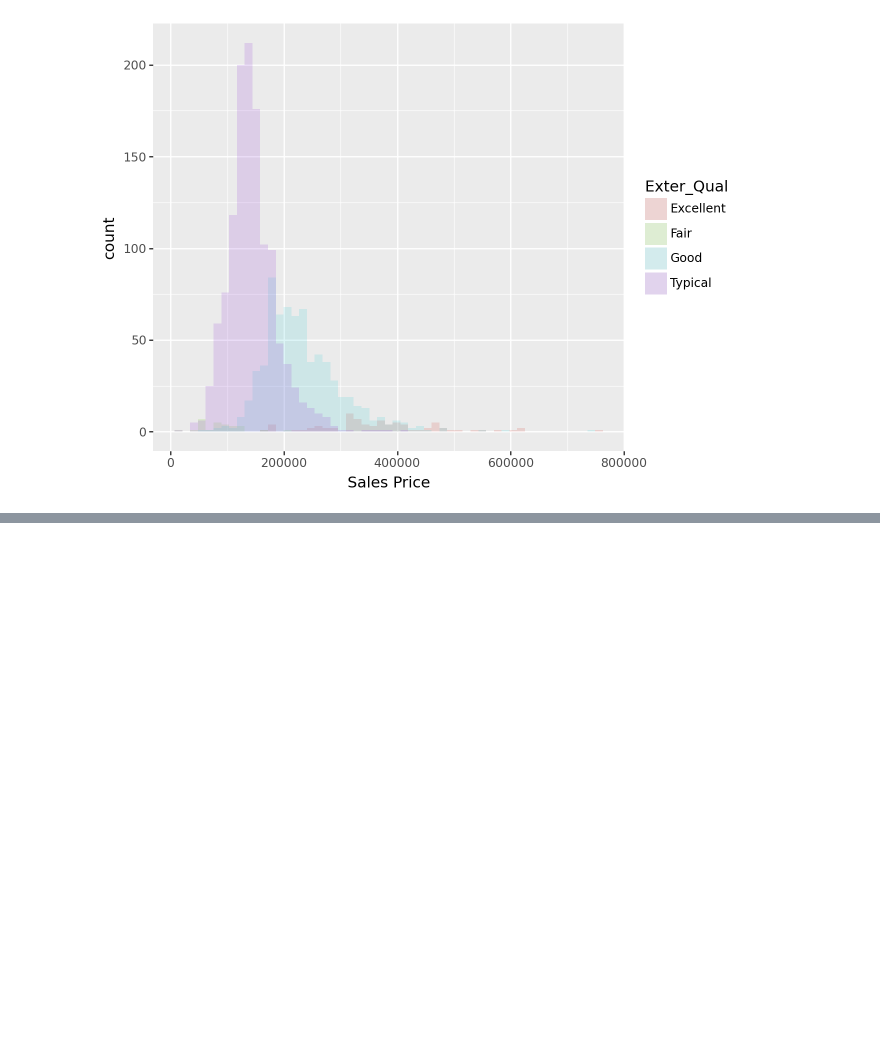
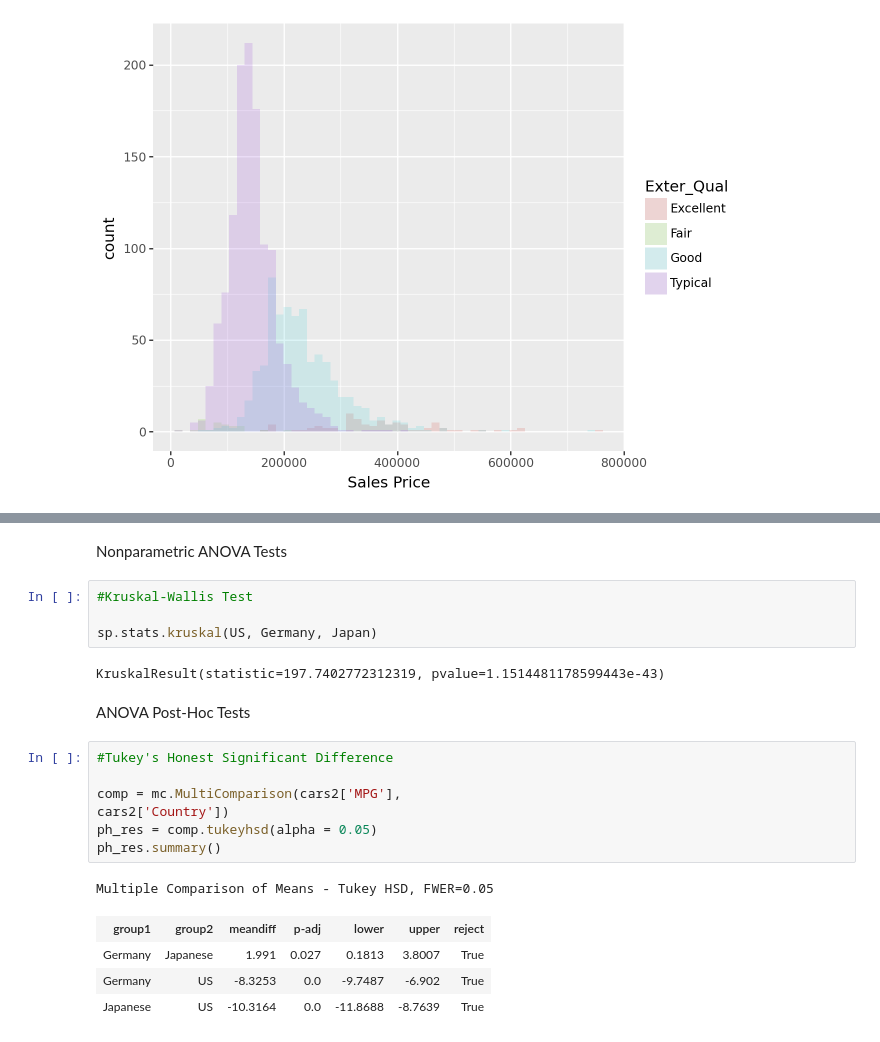
Before and after one commit to irvin-carreon/IAA, a Jupyter notebook: Statistics (Summer)/Coding Notes/Introduction to ANOVA and Regression.ipynb, the cells around one changed output, grey strips where cells are left out. Cells and saved outputs as stored; diff of their text form; blank space fills up the shorter version.

```diff
--- a/Statistics (Summer)/Coding Notes/Introduction to ANOVA and Regression.ipynb
+++ b/Statistics (Summer)/Coding Notes/Introduction to ANOVA and Regression.ipynb
@@ -87,0 +190,23 @@ NameError: name 'model' is not defined
+# %% [markdown]
+Nonparametric ANOVA Tests
+# %%
+#Kruskal-Wallis Test
+
+sp.stats.kruskal(US, Germany, Japan)
+# %% [output]
+KruskalResult(statistic=197.7402772312319, pvalue=1.1514481178599443e-43)
+# %% [markdown]
+ANOVA Post-Hoc Tests
+# %%
+#Tukey's Honest Significant Difference
+
+comp = mc.MultiComparison(cars2['MPG'],
+cars2['Country'])
+ph_res = comp.tukeyhsd(alpha = 0.05)
+ph_res.summary()
+# %% [output]
+Multiple Comparison of Means - Tukey HSD, FWER=0.05
+| group1 | group2 | meandiff | p-adj | lower | upper | reject |
+| Germany | Japanese | 1.991 | 0.027 | 0.1813 | 3.8007 | True |
+| Germany | US | -8.3253 | 0.0 | -9.7487 | -6.902 | True |
+| Japanese | US | -10.3164 | 0.0 | -11.8688 | -8.7639 | True |
```
Also changed, not shown: parts of 18 cells of this notebook, 1 other file.
